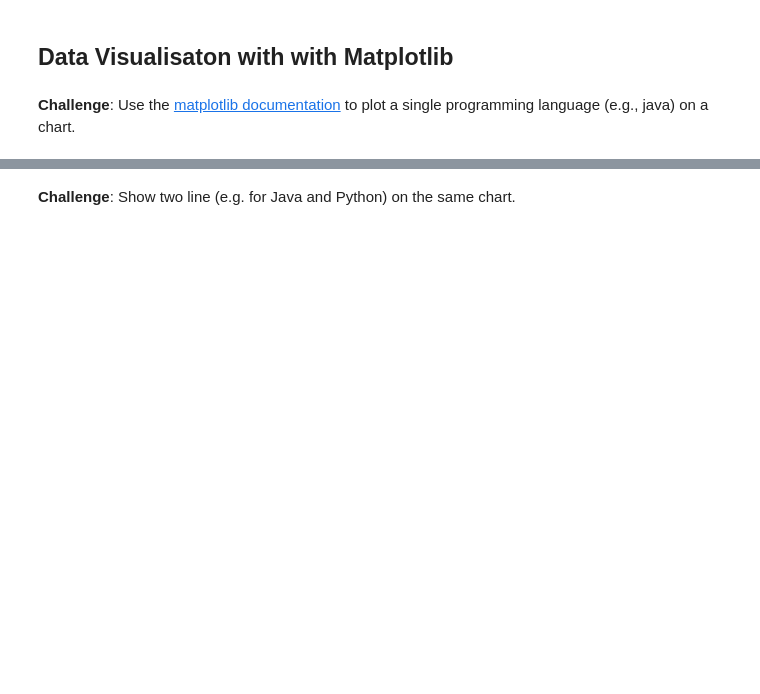
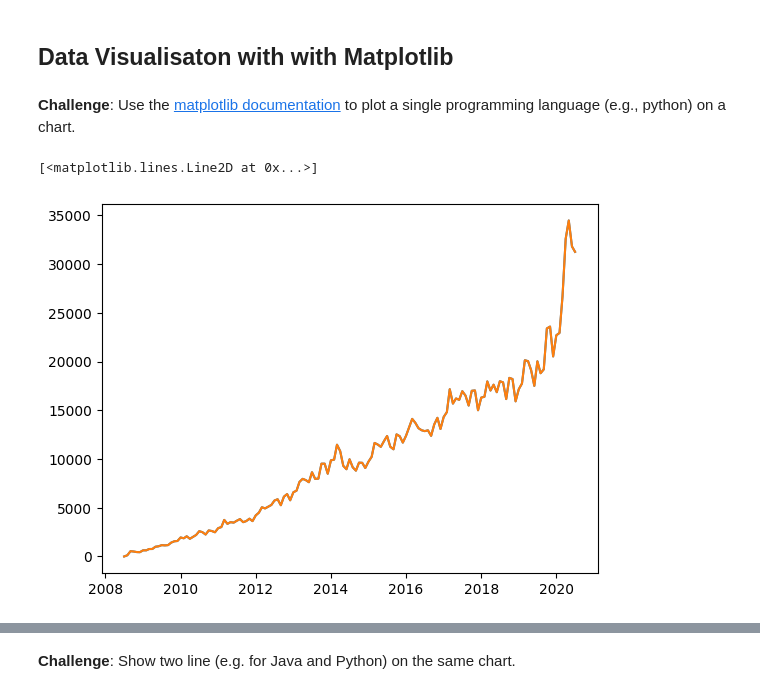
Before and after one commit to nipsalvin/Data-Science, a Jupyter notebook: Data Visualisation With Matplotlib: Programming Languages/Programming_Languages.ipynb, the cells around one changed output, grey strips where cells are left out. Drawn from its saved outputs; the diff is of its cells as text; code cells hidden in the pictures; blank space fills up the shorter version.

Commit message:
Data Visualization with `Matplotlib`

```diff
--- a/Data Visualisation With Matplotlib: Programming Languages/Programming_Languages.ipynb
+++ b/Data Visualisation With Matplotlib: Programming Languages/Programming_Languages.ipynb
@@ -320,4 +360,12 @@ False
 # %% [markdown]
 ## Data Visualisaton with with Matplotlib
 # %% [markdown]
-**Challenge**: Use the [matplotlib documentation](https://matplotlib.org/3.2.1/api/_as_gen/matplotlib.pyplot.plot.html#matplotlib.pyplot.plot) to plot a single programming language (e.g., java) on a chart.
+**Challenge**: Use the [matplotlib documentation](https://matplotlib.org/3.2.1/api/_as_gen/matplotlib.pyplot.plot.html#matplotlib.pyplot.plot) to plot a single programming language (e.g., python) on a chart.
+# %%
+plt.plot(reshaped_df.index, reshaped_df['python'])
+
+# Alternative format
+plt.plot(reshaped_df.index, reshaped_df.python)
+# %% [output]
+[<matplotlib.lines.Line2D at 0x...>]
+[figure, added]
```
Also changed, not shown: parts of 9 cells of this notebook.
